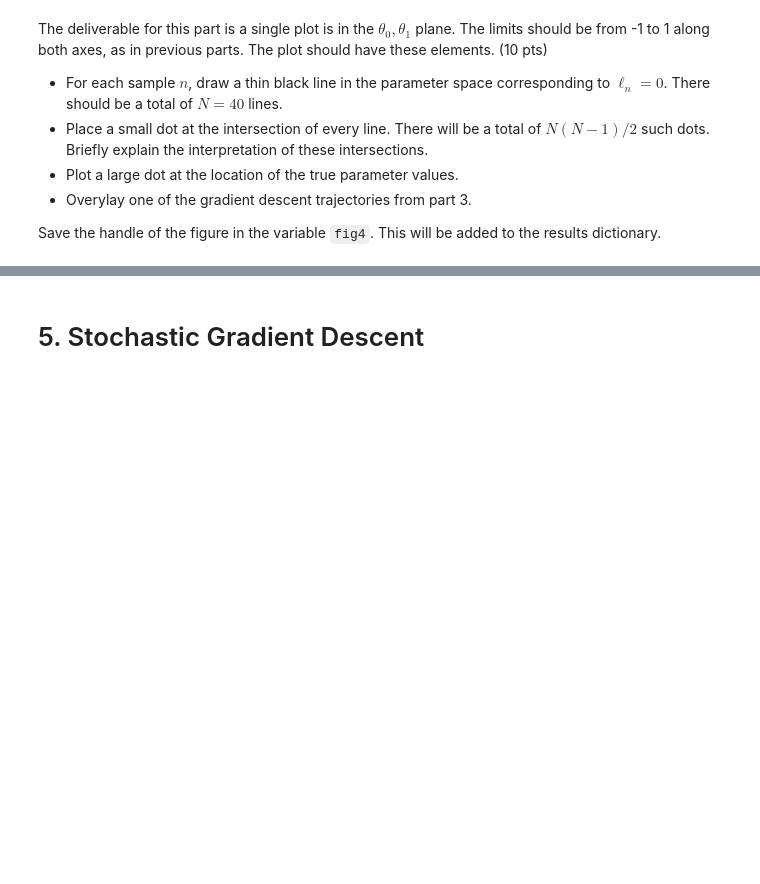
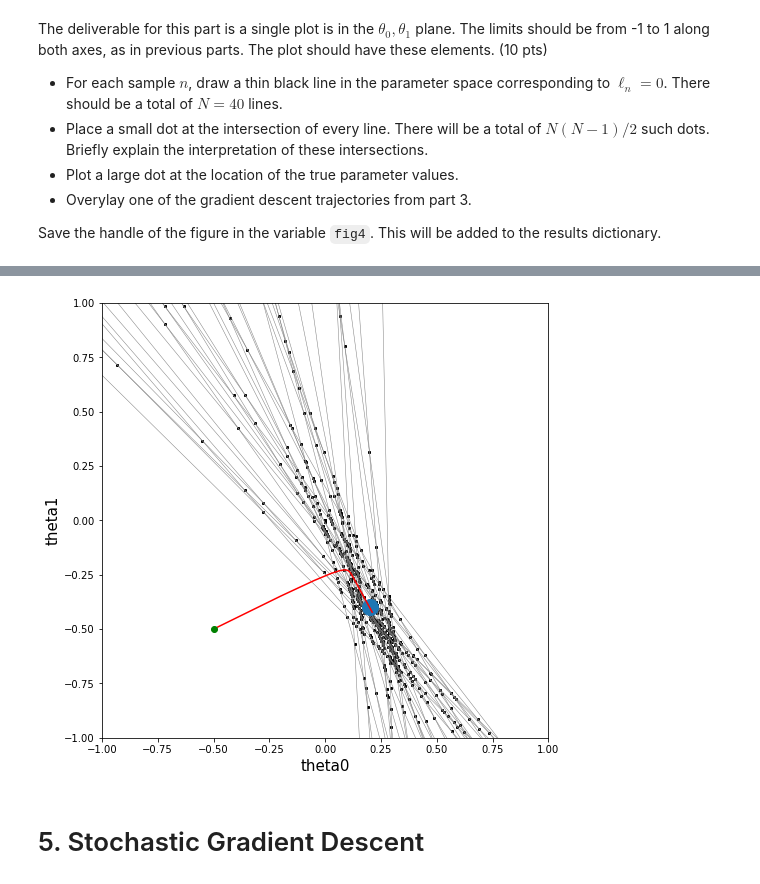
Before and after one commit to elvis0411/ME178_LabTeam, a Jupyter notebook: lab2_my solution Group 20.ipynb, the cells around one changed output, grey strips where cells are left out. Drawn from its saved outputs; the diff is of its cells as text; code cells hidden in the pictures; blank space fills up the shorter version.

```diff
--- a/lab2_my solution Group 20.ipynb
+++ b/lab2_my solution Group 20.ipynb
@@ -334,18 +340,3 @@ The deliverable for this part is a single plot is in the $\theta_0, \theta_1$ pl
 + Overylay one of the gradient descent trajectories from part 3.
 
 Save the handle of the figure in the variable `fig4`. This will be added to the results dictionary.
-# %%
-fig4=plt.figure(figsize=(8,8))
-
-thet0 = np.arange(-1,1,0.05)
-for i in range(XYsamp[:,0].size):
-    thet1= XYsamp[i,1]/XYsamp[i,0] - (1/XYsamp[i,0])*thet0
-    plt.plot(thet1,thet0, color='grey',linewidth=0.5)
-
-plt.plot(theta0,theta1,'o',markersize=16)
-
-
-
-plt.xlabel('theta1',fontsize=15)
-plt.ylabel('theta0',fontsize=15)
-plt.axis([-1,1,-1,1]);
@@ -388,3 +346,43 @@ plt.axis([-1,1,-1,1]);
+# %%
+fig4=plt.figure(figsize=(8,8))
+
+
+thet0=np.arange(-1,1,0.05)
+line_params = np.empty((XYsamp.shape))
+for i in range(XYsamp[:,0].size):
+    line_params[i,0] = (XYsamp[i,1]/XYsamp[i,0])
+    line_params[i,1]= -(1/XYsamp[i,0])
+    thet1 = (line_params[i,1]*thet0 + line_params[i,0])
+    plt.plot(thet0,thet1, color='grey',linewidth=0.5)
+
+xi = np.zeros((line_params.shape[0],line_params.shape[0]))
+yi = np.zeros((line_params.shape[0],line_params.shape[0]))
+
+for i in range(line_params.shape[0]):
+    for j in range(line_params.shape[0]):
+        if i==j:
+            continue
+        xi[i,j] = (line_params[i,0]-line_params[j,0]) / (line_params[j,1]-line_params[i,1])
+        yi[i,j] = line_params[i,1] * xi[i,j] + line_params[i,0]
+
+plt.scatter(xi,yi, color='black', marker='o',s=4)
+
+
+plt.plot(theta0,theta1,'o',markersize=16)
+
+#if we want to plot just one trajectory
+matrix = trajectories[1,1,:,:]
+plt.plot(matrix[:,0],matrix[:,1], color='red')
+plt.scatter(matrix[0,0], matrix[0,1], color = 'green', zorder=2)
+
+#if we want to plot all the trajectories
+#plot_traj(fig4,trajectories)
+
+plt.xlabel('theta0',fontsize=15)
+plt.ylabel('theta1',fontsize=15)
+plt.axis([-1,1,-1,1]);
+# %% [output]
+[figure, added]
 # %%
 ################################
 # Reporting. Do not modify.#####
```
Also changed, not shown: parts of 15 cells of this notebook.
